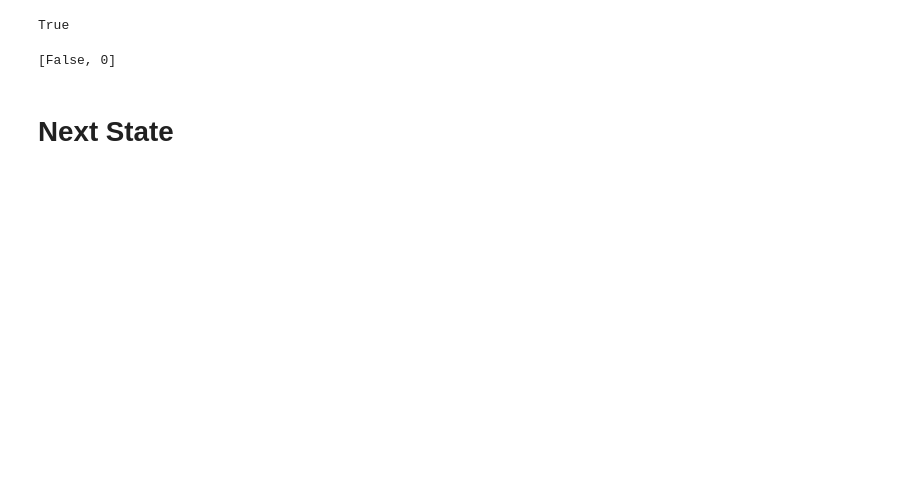
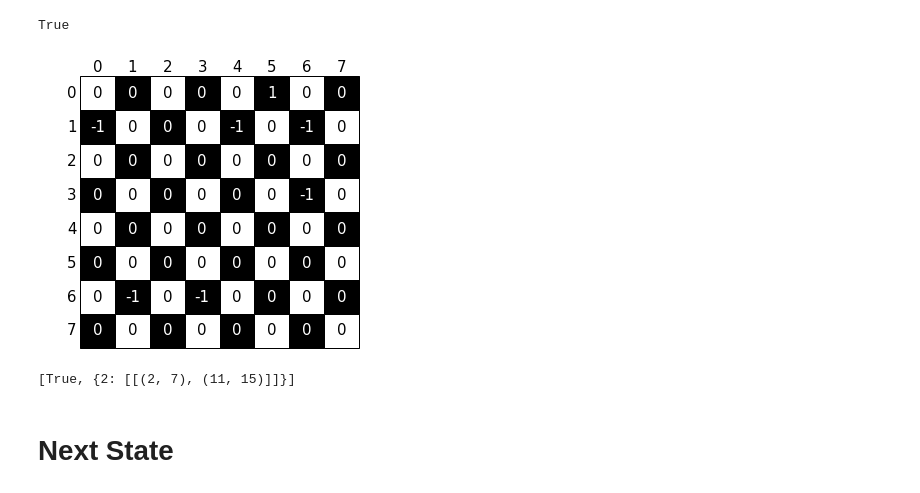
Before and after one commit to federicoschiaffino/Eldo, a Jupyter notebook: Eldo/consolidated_notebook_v3_WORKS.ipynb, the cells around one changed output. Drawn from its saved outputs; the diff is of its cells as text; code cells hidden in the pictures; blank space fills up the shorter version.

```diff
--- a/Eldo/consolidated_notebook_v3_WORKS.ipynb
+++ b/Eldo/consolidated_notebook_v3_WORKS.ipynb
@@ -1468,10 +1473,14 @@ def referee(action_space, full_state):#full_state to be called with baseline_gam
             return [False, 0]
     else:
         return [False, 0]
+# %%
+vis(board_3)
+# %% [output]
+[figure, added]
 # %%
-referee(action_space, [board_2, 1, (14,19)])
+referee(action_space, [board_3, 1, (2,7)])
 # %% [output]
-[False, 0]
+[True, {2: [[(2, 7), (11, 15)]]}]
 # %% [markdown]
 # Next State
 # %%
```
Also changed, not shown: parts of 27 cells of this notebook, 6 other files.
